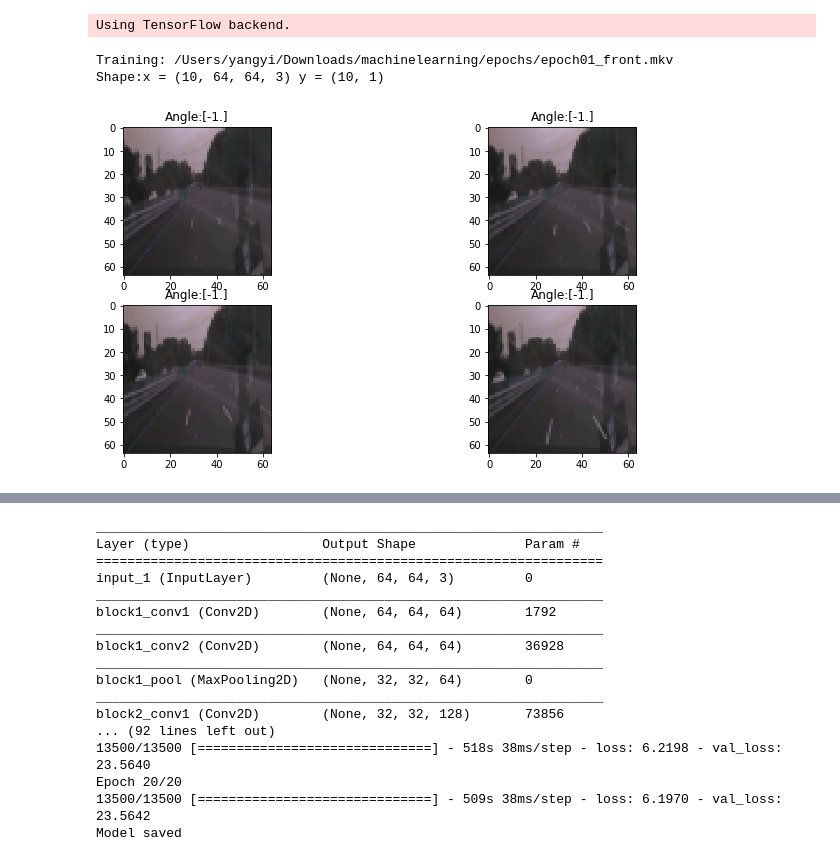
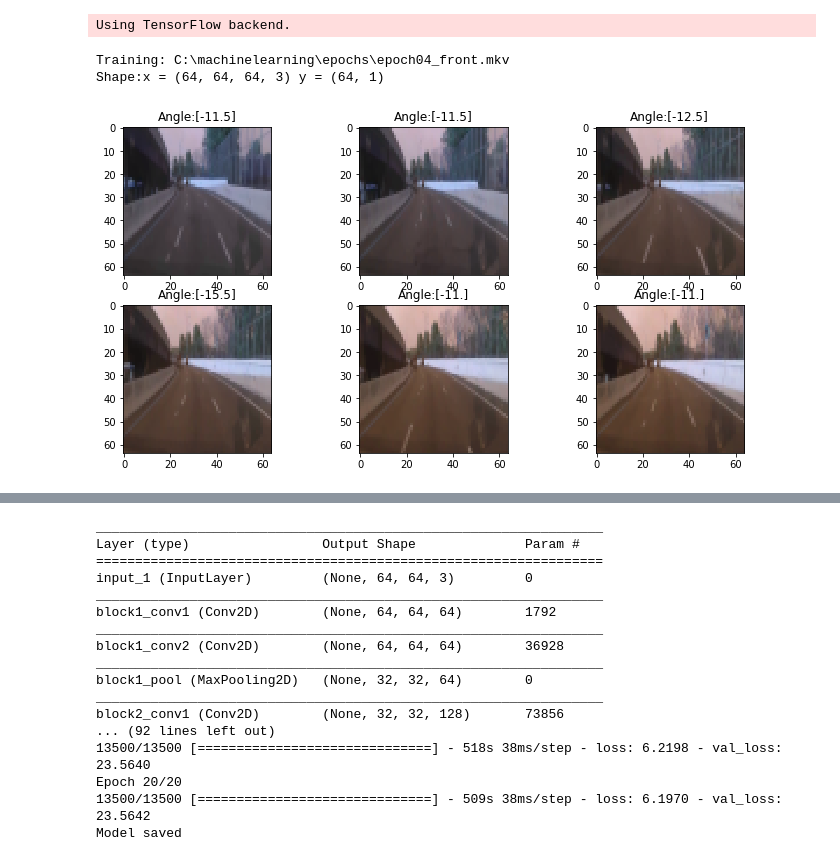
Before and after one commit to meizeidexzh/machinelearning-1, a Jupyter notebook: deep_tesla/deeptesla.ipynb, the cells around one changed output, grey strips where cells are left out. Saved outputs shown, nothing was run; the diff lists cells and outputs as text; code cells hidden in the pictures.

Commit message:
modified:   deeptesla.ipynb 	new file:   images/model.png 	modified:   report.md

```diff
--- a/deep_tesla/deeptesla.ipynb
+++ b/deep_tesla/deeptesla.ipynb
@@ -49,32 +49,39 @@ class VidDataGenerator():
 
         return (images[:int(self.batch_size*self.train_ratio)],labels[:int(self.batch_size*self.train_ratio)],
                 images[int(self.batch_size*self.train_ratio):],labels[int(self.batch_size*self.train_ratio):])
-
-#Test
-from matplotlib import pyplot as plt
-%matplotlib inline
-img_path = params.data_dir
-input_shape=(64, 64, params.FLAGS.img_c)
-x_test,y_test,_,_ = VidDataGenerator(img_path,'01',batch_size=10,input_shape=input_shape).next_batch()
-assert len(x_test)==len(y_test)
-print('Shape:x =',x_test.shape,'y =',y_test.shape)
-plt.figure(figsize=(12, 6))
-plt.axis('off')
-plt.subplot(221)
-plt.imshow(x_test[1])
-plt.title('Angle:'+str(y_test[1]))
-plt.subplot(222)
-plt.imshow(x_test[3])
-plt.title('Angle:'+str(y_test[3]))
-plt.subplot(223)
-plt.imshow(x_test[5])
-plt.title('Angle:'+str(y_test[5]))
-plt.subplot(224)
-plt.imshow(x_test[7])
-plt.title('Angle:'+str(y_test[7]))
-plt.show()
 # %% [output]
 Using TensorFlow backend.
-Training: /Users/yangyi/Downloads/machinelearning/epochs/epoch01_front.mkv
-Shape:x = (10, 64, 64, 3) y = (10, 1)
-[figure, removed]
+# %%
+#Test
+from matplotlib import pyplot as plt
+%matplotlib inline
+img_path = params.data_dir
+input_shape=(64, 64, params.FLAGS.img_c)
+x_test,y_test,_,_ = VidDataGenerator(img_path,'04',batch_size=64,input_shape=input_shape).next_batch()
+assert len(x_test)==len(y_test)
+print('Shape:x =',x_test.shape,'y =',y_test.shape)
+plt.figure(figsize=(12, 6))
+plt.axis('off')
+plt.subplot(231)
+plt.imshow(x_test[10])
+plt.title('Angle:'+str(y_test[10]))
+plt.subplot(232)
+plt.imshow(x_test[20])
+plt.title('Angle:'+str(y_test[20]))
+plt.subplot(233)
+plt.imshow(x_test[30])
+plt.title('Angle:'+str(y_test[30]))
+plt.subplot(234)
+plt.imshow(x_test[40])
+plt.title('Angle:'+str(y_test[40]))
+plt.subplot(235)
+plt.imshow(x_test[50])
+plt.title('Angle:'+str(y_test[50]))
+plt.subplot(236)
+plt.imshow(x_test[60])
+plt.title('Angle:'+str(y_test[60]))
+plt.show()
+# %% [output]
+Training: C:\machinelearning\epochs\epoch04_front.mkv
+Shape:x = (64, 64, 64, 3) y = (64, 1)
+[figure, added]
```
Also changed, not shown: parts of 5 cells of this notebook, 2 other files.
